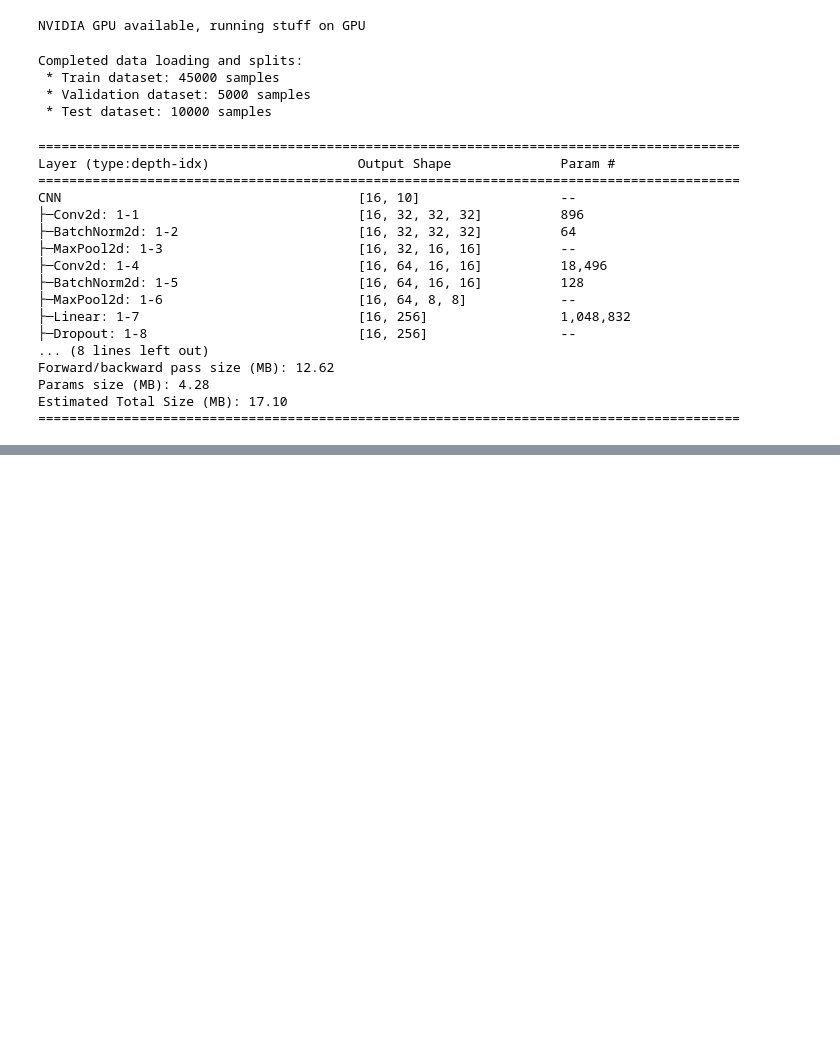
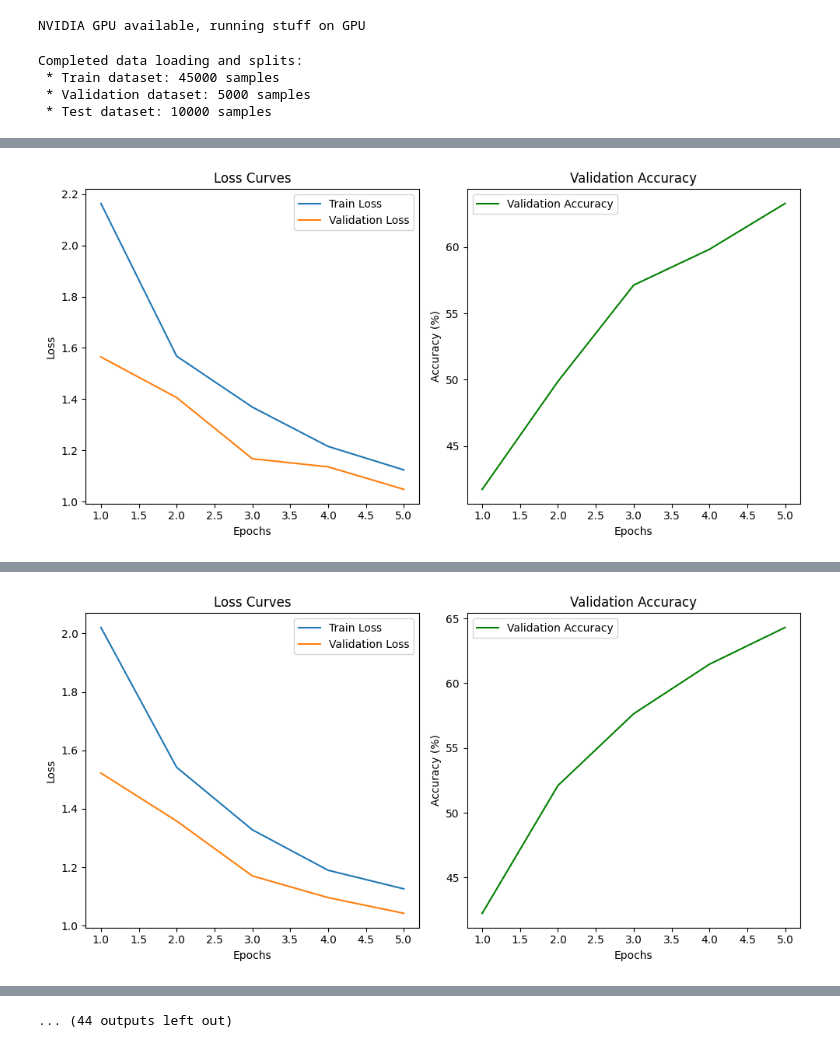
Before and after one commit to ThatRandomGuy98/CIFAR10ImageClassifier, a Jupyter notebook: cifar10ImageClassification.ipynb, the cells around one changed output, grey strips where cells are left out. Drawn from its saved outputs; the diff is of its cells as text; code cells hidden in the pictures; blank space fills up the shorter version.

Commit message:
Added Hyperparameter search for Learning Rate and Weight Decay

```diff
--- a/cifar10ImageClassification.ipynb
+++ b/cifar10ImageClassification.ipynb
@@ -106,42 +122,15 @@ class CNN(nn.Module):
         return x
 # %%
 model = CNN().to(DEVICE)
-# images, labels = next(iter(tiny_loader))
-# images, labels = images.to(device), labels.to(device)
-# out = model(images)
-# print(out.shape)
-summary(model, input_size=(16, 3, 32, 32))
+# summary(model, input_size=(16, 3, 32, 32))
-# %% [output]
-==========================================================================================
-Layer (type:depth-idx)                   Output Shape              Param #
-==========================================================================================
-CNN                                      [16, 10]                  --
-├─Conv2d: 1-1                            [16, 32, 32, 32]          896
-├─BatchNorm2d: 1-2                       [16, 32, 32, 32]          64
-├─MaxPool2d: 1-3                         [16, 32, 16, 16]          --
-├─Conv2d: 1-4                            [16, 64, 16, 16]          18,496
-├─BatchNorm2d: 1-5                       [16, 64, 16, 16]          128
-├─MaxPool2d: 1-6                         [16, 64, 8, 8]            --
-├─Linear: 1-7                            [16, 256]                 1,048,832
-├─Dropout: 1-8                           [16, 256]                 --
-... (8 lines left out)
-Forward/backward pass size (MB): 12.62
-Params size (MB): 4.28
-Estimated Total Size (MB): 17.10
-==========================================================================================
 # %%
-criterion = nn.CrossEntropyLoss()
-optimizer = torch.optim.Adam(model.parameters(), lr=1e-3, weight_decay=1e-4)
-
 def train_and_validate(model, train_loader, val_loader, epochs, criterion, optimizer):
     """
     Trains the model {epochs} number of times, within each epoch it
     trains the whole data inside the loader and later evaluates it using
     the validation loader
     """
-    train_losses = []
-    val_losses = []
-    val_accuracies = []
+    train_losses, val_losses, val_accuracies = [], [], []
 
     for epoch in range(epochs):
         # --- Training phase ---
@@ -231,3 +220,35 @@ def test_loop(model, data_loader):
     accuracy = 100 * correct / total
     print(f"\nTest Accuracy: {accuracy:.2f}%")
     return accuracy
+# %%
+learning_rates = [1e-2, 5e-3, 1e-3]
+weight_decays = [1e-3, 1e-4, 1e-5]
+dropouts = [0.25, 0.3, 0.4]
+criterion = nn.CrossEntropyLoss()
+best_validation_accuracy = 0
+best_params = None
+best_model_state = None
+
+for lr, wd, drop in itertools.product(learning_rates, weight_decays, dropouts):
+    print(f"\n---Testing configuration: learning rate={lr}, weight decay={wd}, dropout={drop}")
+    model = CNN(dropout=drop).to(DEVICE)
+    optimizer = optim.Adam(model.parameters(), lr=lr, weight_decay=wd)
+    _, _, val_accuracies = train_and_validate(model, train_loader, val_loader, epochs=5, criterion=criterion, optimizer=optimizer)
+    val_acc = val_accuracies[-1]
+
+    if val_acc > best_validation_accuracy:
+        best_validation_accuracy = val_acc
+        best_params = (lr, wd, drop)
+        best_model_state = model.state_dict()
+
+print(f"\nBest hyperparameters found:")
+print(f"   Learning rate: {best_params[0]}")
+print(f"   Weight decay:  {best_params[1]}")
+print(f"   Dropout:       {best_params[2]}")
+print(f"   Validation accuracy: {best_validation_accuracy:.2f}%")
+
+
+best_model = CNN(dropout=best_params[2]).to(DEVICE)
+best_model.load_state_dict(best_model_state)
+test_loop(best_model, test_loader)
+# %% [output]
@@ -233,0 +261 @@ def test_loop(model, data_loader):
+[figure, added]
@@ -233,0 +268 @@ def test_loop(model, data_loader):
+[figure, added]
@@ -234 +297,2 @@ def test_loop(model, data_loader):
+... (44 outputs left out)
 # %%
```
Also changed, not shown: parts of 6 cells of this notebook.
